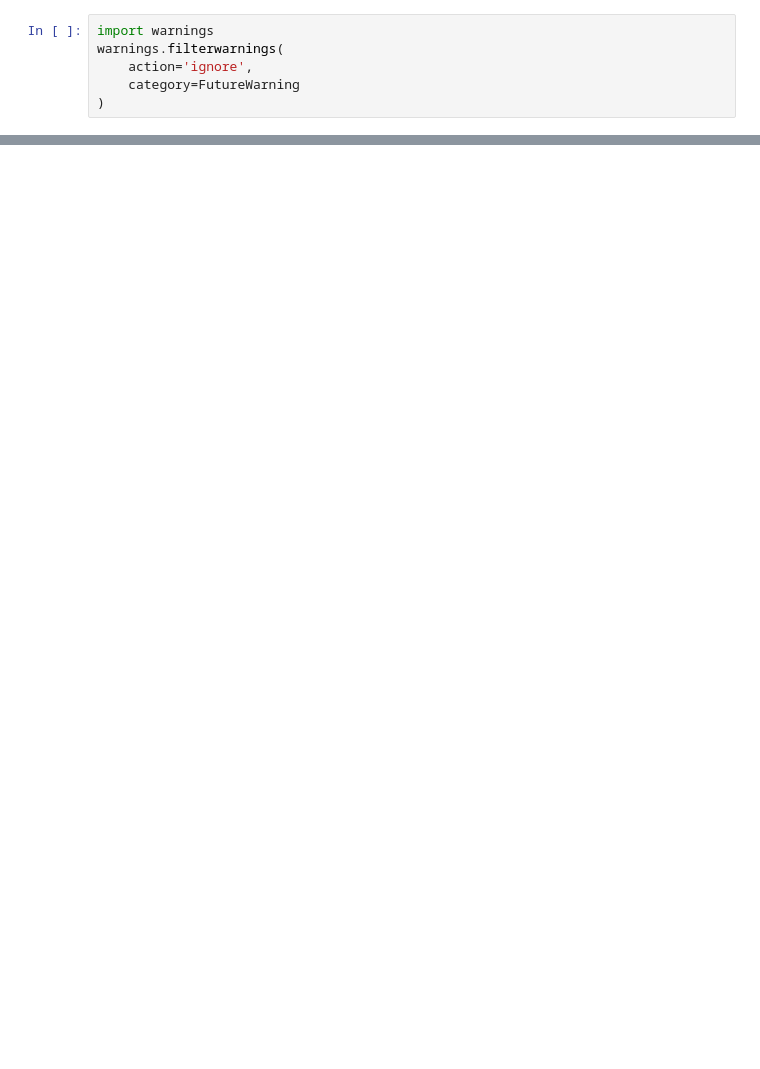
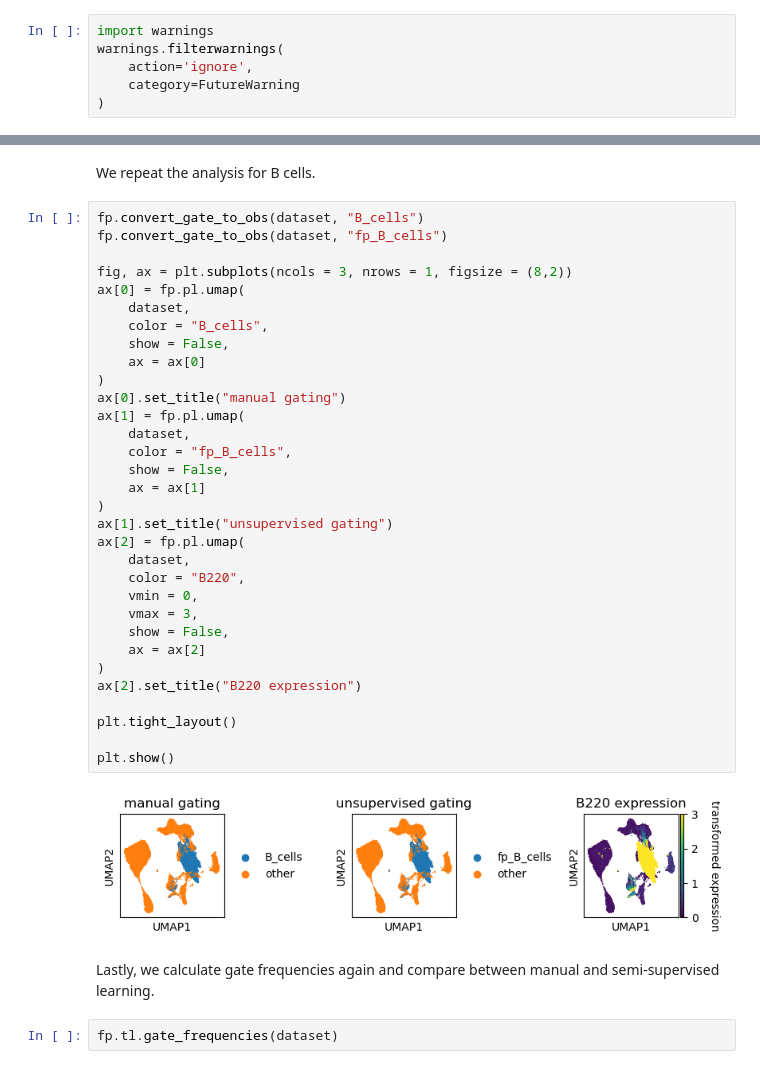
Before and after one commit to rgb-lab/FACSPy, a Jupyter notebook: vignettes/mouse_lineages/03_dataset_gating.ipynb, the cells around one changed output, grey strips where cells are left out. Cells and saved outputs as stored; diff of their text form; blank space fills up the shorter version.

```diff
--- a/vignettes/mouse_lineages/03_dataset_gating.ipynb
+++ b/vignettes/mouse_lineages/03_dataset_gating.ipynb
@@ -485,0 +228,40 @@ Index(['root/cells', 'root/cells/singlets', 'root/cells/singlets/live',
+# %% [markdown]
+We repeat the analysis for B cells.
+# %%
+fp.convert_gate_to_obs(dataset, "B_cells")
+fp.convert_gate_to_obs(dataset, "fp_B_cells")
+
+fig, ax = plt.subplots(ncols = 3, nrows = 1, figsize = (8,2))
+ax[0] = fp.pl.umap(
+    dataset,
+    color = "B_cells",
+    show = False,
+    ax = ax[0]
+)
+ax[0].set_title("manual gating")
+ax[1] = fp.pl.umap(
+    dataset,
+    color = "fp_B_cells",
+    show = False,
+    ax = ax[1]
+)
+ax[1].set_title("unsupervised gating")
+ax[2] = fp.pl.umap(
+    dataset,
+    color = "B220",
+    vmin = 0,
+    vmax = 3,
+    show = False,
+    ax = ax[2]
+)
+ax[2].set_title("B220 expression")
+
+plt.tight_layout()
+
+plt.show()
+# %% [output]
+[figure, added]
+# %% [markdown]
+Lastly, we calculate gate frequencies again and compare between manual and semi-supervised learning.
+# %%
+fp.tl.gate_frequencies(dataset)
```
Also changed, not shown: parts of 73 cells of this notebook, 2 other files.
